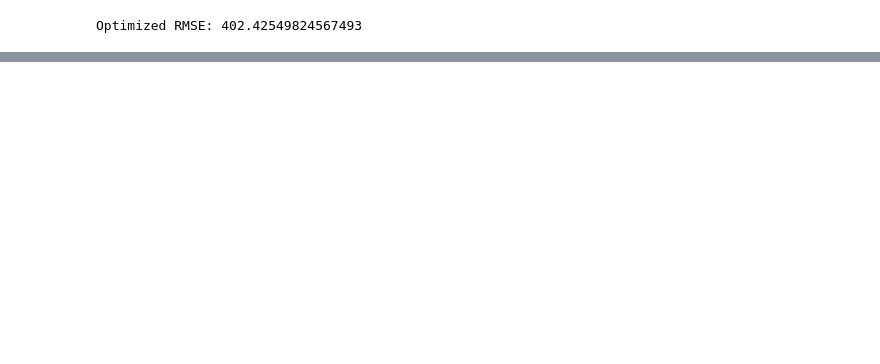
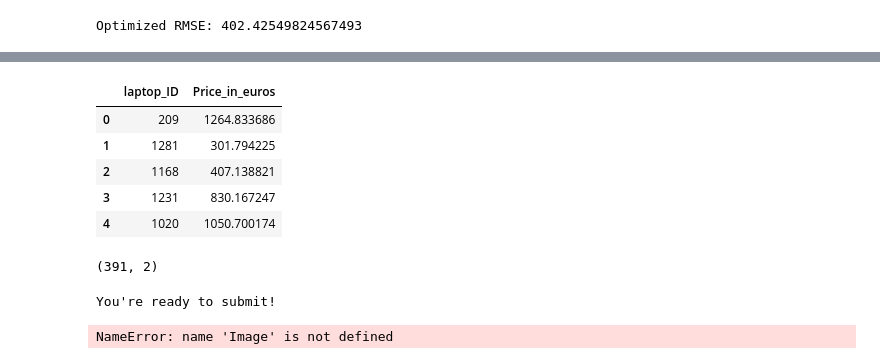
Before and after one commit to AlbrtttoTorres/DS_ONLINE_THEBRIDGE_ATC, a Jupyter notebook: Masterclass/Kaggle/submision6.ipynb, the cells around one changed output, grey strips where cells are left out. Cells and saved outputs as stored; diff of their text form; code cells hidden in the pictures; blank space fills up the shorter version.

```diff
--- a/Masterclass/Kaggle/submision6.ipynb
+++ b/Masterclass/Kaggle/submision6.ipynb
@@ -140,0 +232,15 @@ Optimized RMSE: 402.42549824567493
+# %%
+submission = pd.DataFrame({"laptop_ID": X_pred.index, "Price_in_euros": predictions})
+# %%
+submission.head()
+# %% [output]
+|  | laptop_ID | Price_in_euros |
+| 0 | 209 | 1264.833686 |
+| 1 | 1281 | 301.794225 |
+| 2 | 1168 | 407.138821 |
+| 3 | 1231 | 830.167247 |
+| 4 | 1020 | 1050.700174 |
+# %%
+submission.shape
+# %% [output]
+(391, 2)
@@ -140,0 +279,5 @@ Optimized RMSE: 402.42549824567493
+# %%
+chequeador(submission)
+# %% [output]
+You're ready to submit!
+NameError: name 'Image' is not defined
```
Also changed, not shown: parts of 13 cells of this notebook, 6 other files.
